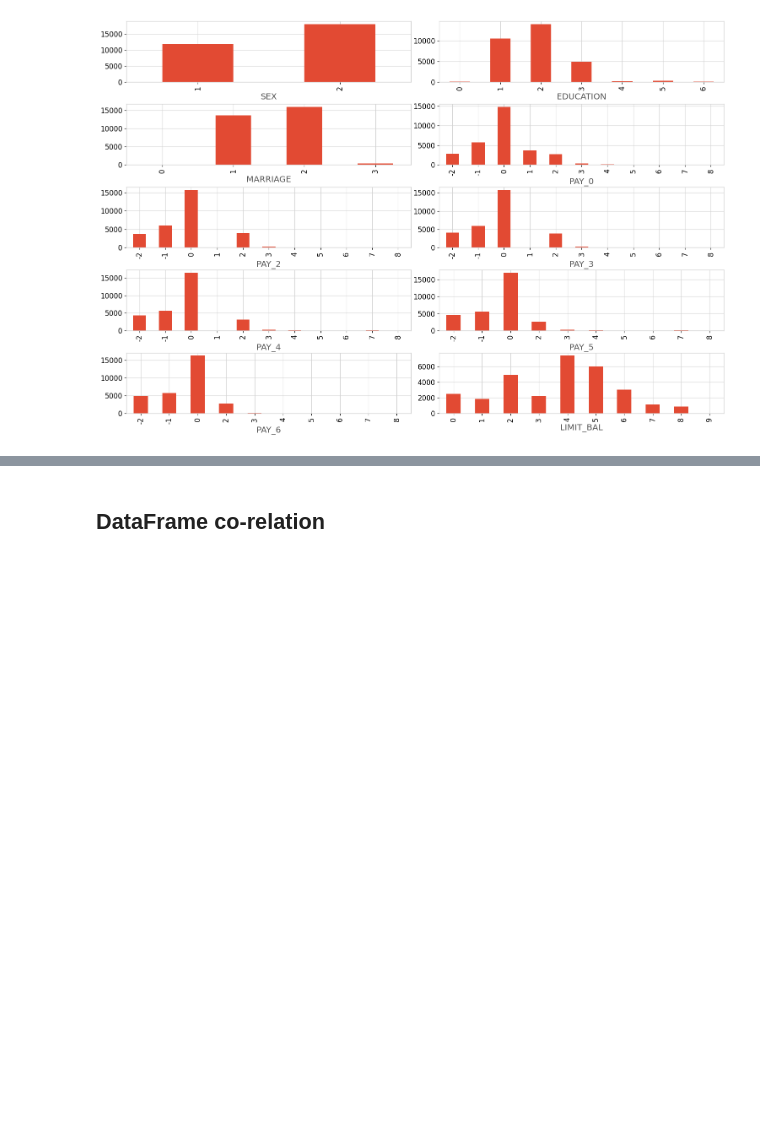
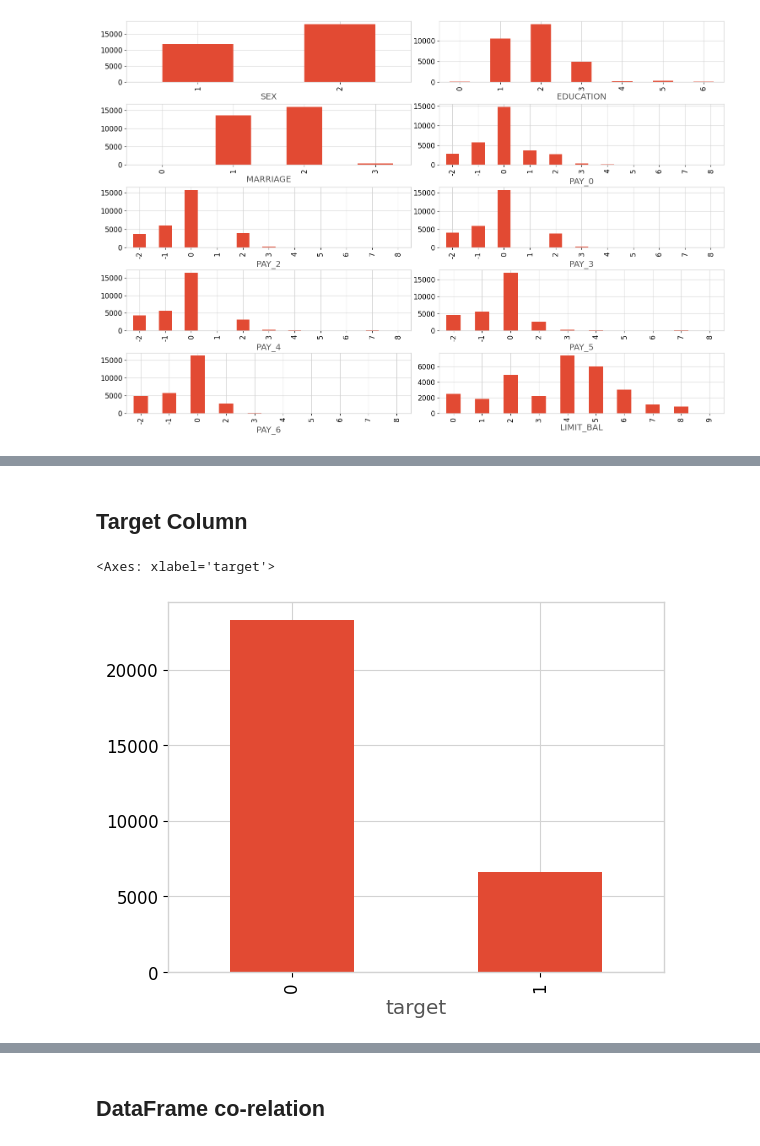
Before and after one commit to arv-anshul/inueron-credit-card-default-prediction, a Jupyter notebook: notebooks/1.0_arv-anshul_EDA.ipynb, the cells around one changed output, grey strips where cells are left out. Cells and saved outputs as stored; diff of their text form; code cells hidden in the pictures; blank space fills up the shorter version.

```diff
--- a/notebooks/1.0_arv-anshul_EDA.ipynb
+++ b/notebooks/1.0_arv-anshul_EDA.ipynb
@@ -332,0 +443,7 @@ plot_cat_cols(df, cat_cols, 'bar', (5, 2), savefig_path='plots/cat_cols_before_p
+# %% [markdown]
+## Target Column
+# %%
+df['target'].value_counts().plot.bar()
+# %% [output]
+<Axes: xlabel='target'>
+[figure, added]
```
Also changed, not shown: parts of 20 cells of this notebook, 6 other files.
